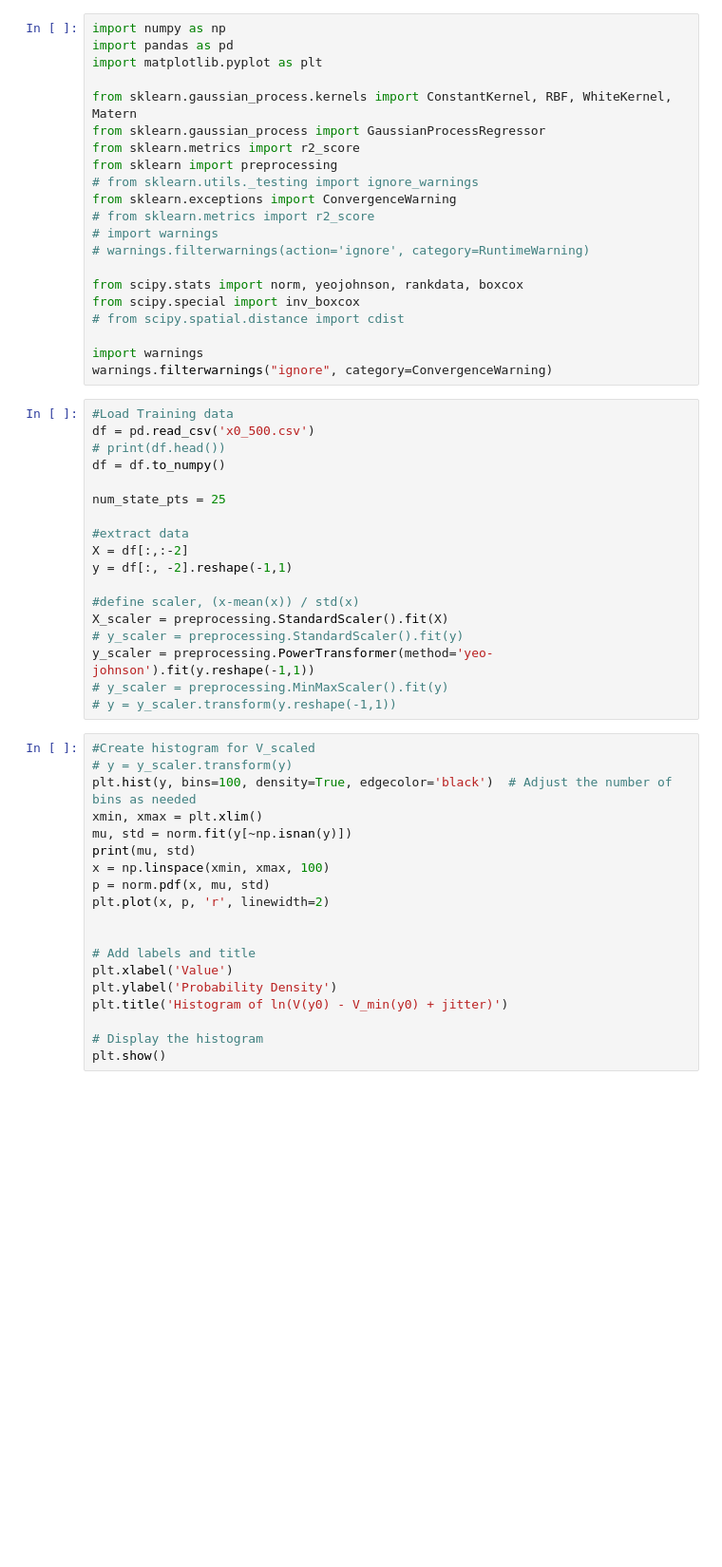
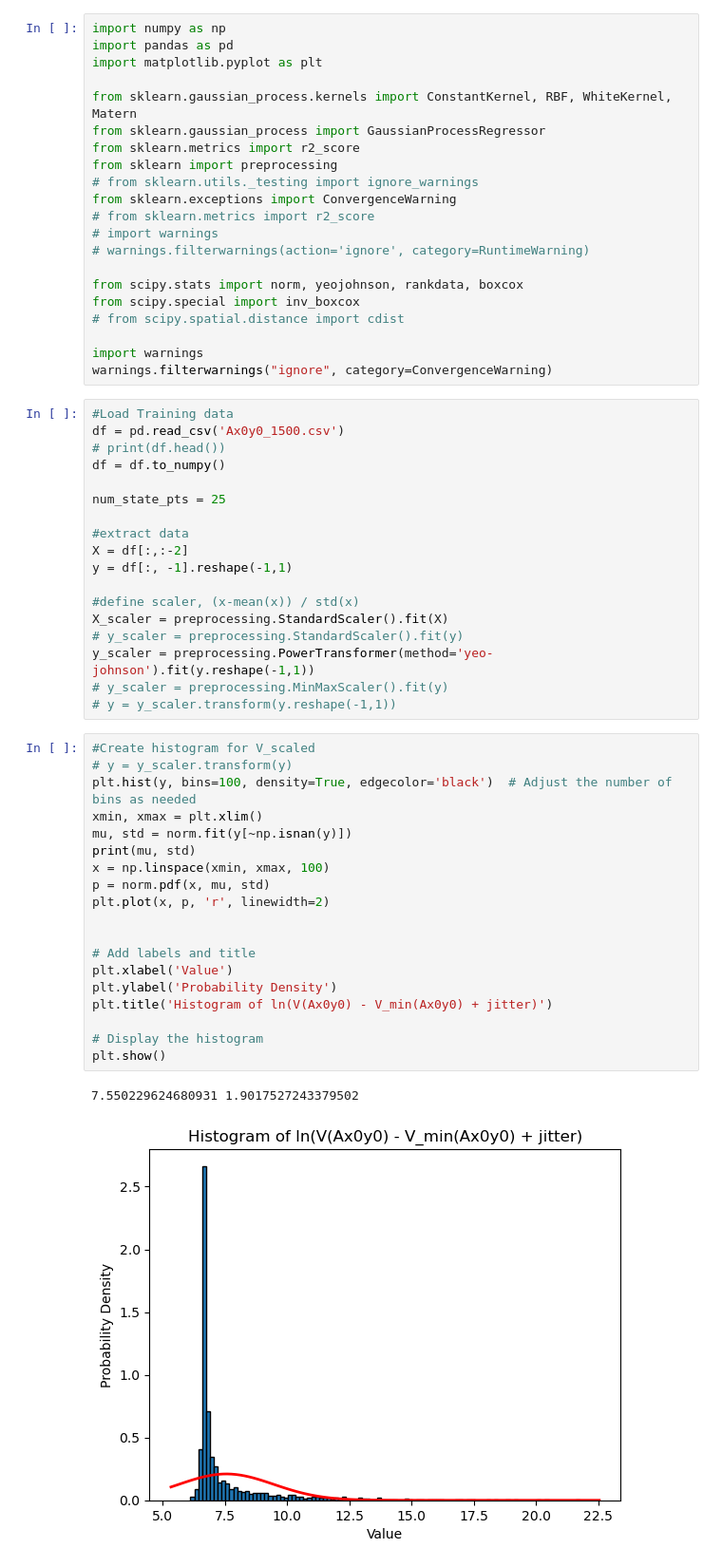
Before and after one commit to dowlinglab/GPBO_Emulators, a Jupyter notebook: loo_scl_muller.ipynb, the cells around one changed output. Shown at 95% size. Cells and saved outputs as stored; diff of their text form; blank space fills up the shorter version.

```diff
--- a/loo_scl_muller.ipynb
+++ b/loo_scl_muller.ipynb
@@ -21,7 +21,7 @@ import warnings
 warnings.filterwarnings("ignore", category=ConvergenceWarning)
 # %%
 #Load Training data
-df = pd.read_csv('x0_500.csv')
+df = pd.read_csv('Ax0y0_1500.csv')
 # print(df.head())
 df = df.to_numpy()
 
@@ -29,7 +29,7 @@ num_state_pts = 25
 
 #extract data
 X = df[:,:-2]
-y = df[:, -2].reshape(-1,1)
+y = df[:, -1].reshape(-1,1)
 
 #define scaler, (x-mean(x)) / std(x)
 X_scaler = preprocessing.StandardScaler().fit(X)
@@ -40,22 +40,25 @@ y_scaler = preprocessing.PowerTransformer(method='yeo-johnson').fit(y.reshape(-1
 # %%
 #Create histogram for V_scaled
 # y = y_scaler.transform(y)
 plt.hist(y, bins=100, density=True, edgecolor='black')  # Adjust the number of bins as needed
 xmin, xmax = plt.xlim()
 mu, std = norm.fit(y[~np.isnan(y)])
 print(mu, std)
 x = np.linspace(xmin, xmax, 100)
 p = norm.pdf(x, mu, std)
 plt.plot(x, p, 'r', linewidth=2)
 
 
 # Add labels and title
 plt.xlabel('Value')
 plt.ylabel('Probability Density')
-plt.title('Histogram of ln(V(y0) - V_min(y0) + jitter)')
+plt.title('Histogram of ln(V(Ax0y0) - V_min(Ax0y0) + jitter)')
 
 # Display the histogram
 plt.show()
+# %% [output]
+7.550229624680931 1.9017527243379502
+[figure, added]
 # %%
 #Run LOO in theta
 def LOO_theta(X, X_scaler, y, y_scaler, num_state_pts):
```
Also changed, not shown: parts of 2 cells of this notebook.
